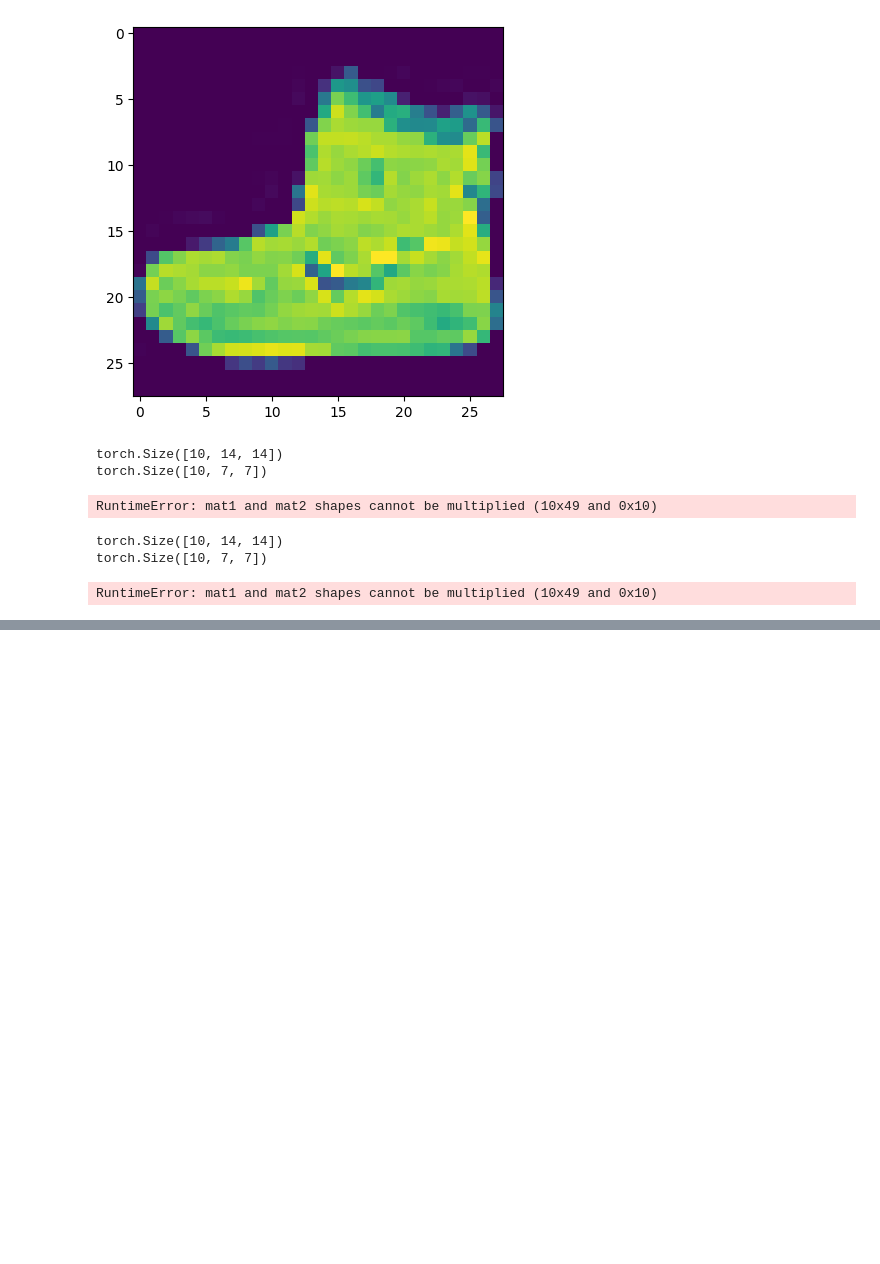
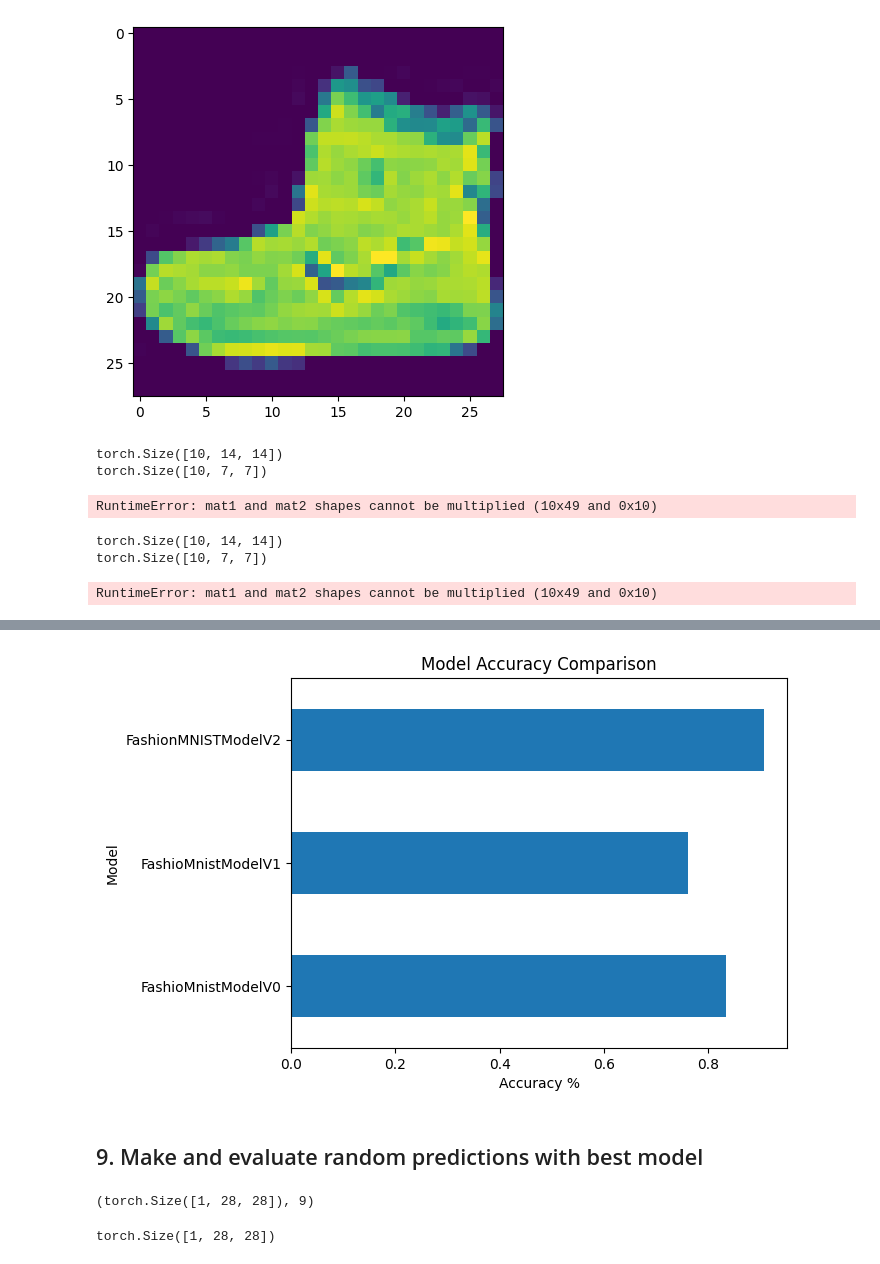
Before and after one commit to Qertal/KursStreamlit, a Jupyter notebook: pytorch/03_pytorch_computer_vision_video.ipynb, the cells around one changed output, grey strips where cells are left out. Cells and saved outputs as stored; diff of their text form; code cells hidden in the pictures; blank space fills up the shorter version.

```diff
--- a/pytorch/03_pytorch_computer_vision_video.ipynb
+++ b/pytorch/03_pytorch_computer_vision_video.ipynb
@@ -1075,0 +1132,9 @@ RuntimeError: mat1 and mat2 shapes cannot be multiplied (10x49 and 0x10)
+# %%
+model_2_results = eval_model(
+    model = model_2,
+    data_loader=test_dataloader,
+    loss_fn=loss_fn,
+    accuracy_fn=accuracy,
+    device=device
+)
+model_2_results
@@ -1075,0 +1147,9 @@ RuntimeError: mat1 and mat2 shapes cannot be multiplied (10x49 and 0x10)
+# %%
+import pandas as pd
+compare_results = pd.DataFrame([model_0_results,
+                                model_1_results,
+                                model_2_results])
+# %%
+compare_results[['model_acc','model_loss']] = compare_results[['model_acc','model_loss']].astype(float)
+# %%
+compare_results.set_index('model_name').info()
@@ -1075,0 +1166,10 @@ RuntimeError: mat1 and mat2 shapes cannot be multiplied (10x49 and 0x10)
+# %%
+compare_results.set_index('model_name')['model_acc'].plot(kind='barh')
+plt.xlabel('Accuracy %')
+plt.ylabel('Model')
+plt.title('Model Accuracy Comparison')
+plt.show()
+# %% [output]
+[figure, added]
+# %% [markdown]
+## 9. Make and evaluate random predictions with best model
@@ -1075,0 +1196,19 @@ RuntimeError: mat1 and mat2 shapes cannot be multiplied (10x49 and 0x10)
+# %%
+img, label = test_data[0][:10]
+img.shape, label
+# %% [output]
+(torch.Size([1, 28, 28]), 9)
+# %%
+import random
+random.seed(42)
+
+test_samples = []
+test_labels = []
+
+for sample, label in random.sample(list(test_data), k = 9):
+    test_samples.append(sample)
+    test_labels.append(label)
+
+test_samples[0].shape
+# %% [output]
+torch.Size([1, 28, 28])
```
Also changed, not shown: parts of 34 cells of this notebook, 1 other file.
